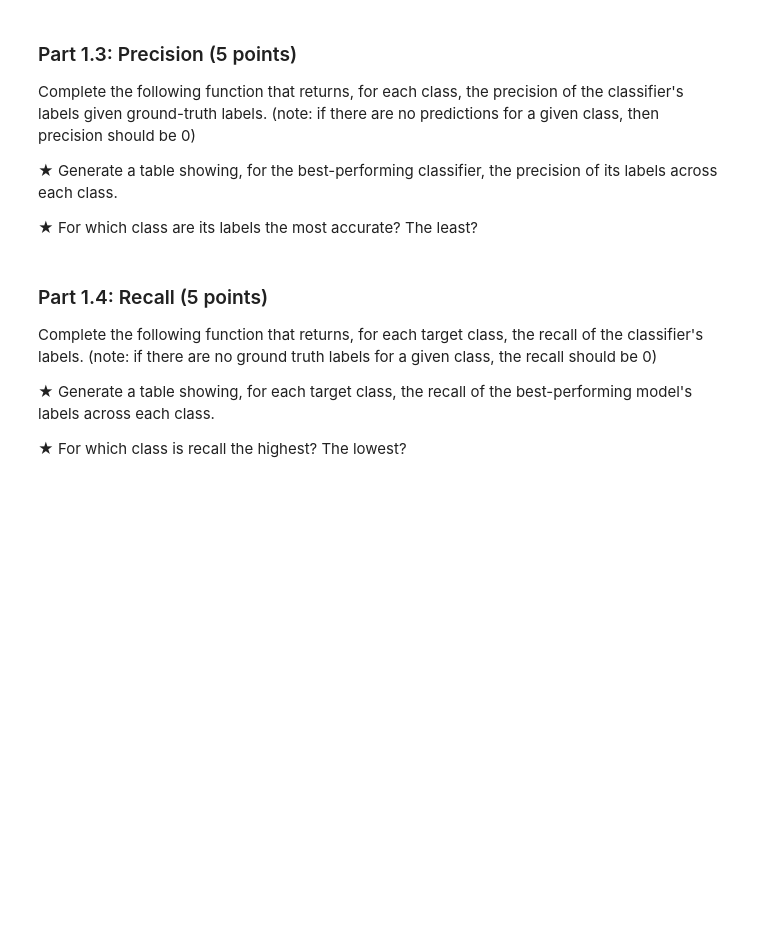
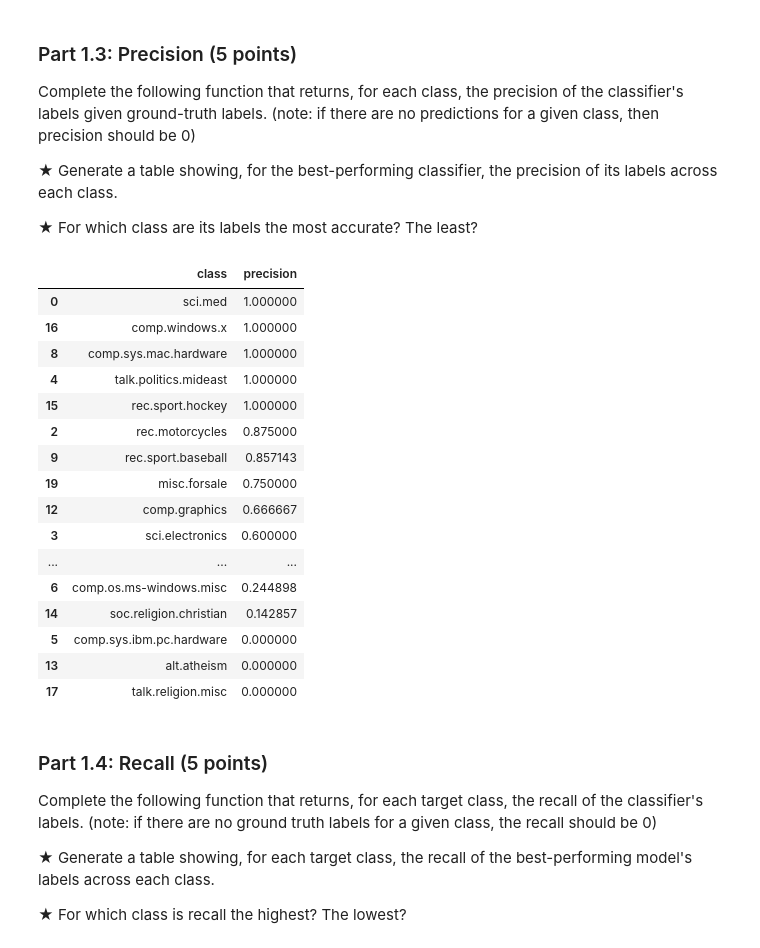
Before and after one commit to sgslay/sgslay, a Jupyter notebook: HW1.ipynb, the cells around one changed output. Drawn from its saved outputs; the diff is of its cells as text; code cells hidden in the pictures; blank space fills up the shorter version.

```diff
--- a/HW1.ipynb
+++ b/HW1.ipynb
@@ -337,8 +368,9 @@ matrix has no cell to put it in, so it is left out of the counts there.
 ★ Which one has the highest accuracy?
 # %%
 def part1_2_acc(x: DataFrame, y: str) -> float:
-    # TODO: Implement this function
-    pass
+    preds = x[f"predictions_{y}"].apply(normalize_prediction)
+    correct = (preds == x["newsgroup"]).sum()
+    return correct / len(x)
 
 accuracies: dict[str, float] = dict()
 
@@ -347,4 +379,7 @@ for model in models:
 
 save_results(accuracies, "results/accuracies.json")
 
-best_model = "" # TODO: Which model performed the best?
+best_model = max(accuracies, key=accuracies.get)
+acc_table = pd.DataFrame(list(accuracies.items()), columns=["model", "accuracy"])
+acc_table = acc_table.sort_values("accuracy", ascending=False)
+acc_table
@@ -357,19 +398,49 @@ Complete the following function that returns, for each class, the precision of t
 ★ For which class are its labels the most accurate? The least?
 # %%
 def part1_3_prec(x: DataFrame, y: str) -> dict[str, float]:
-    # TODO: Implement this function
-    pass
+    preds = x[f"predictions_{y}"].apply(normalize_prediction)
+    true = x["newsgroup"]
+    prec = {}
+    for c in labels:
+        n_predicted = (preds == c).sum()
+        if n_predicted == 0:
+            prec[c] = 0.0
+        else:
+            tp = ((preds == c) & (true == c)).sum()
+            prec[c] = tp / n_predicted
+    return prec
 
 if best_model not in models:
     print(f"best_model is still {best_model!r}. Set it in Part 1.2 to one of {models}, "
           f"then re-run this cell.")
     best_model_prec = None
 else:
     best_model_prec = part1_3_prec(classification_data, best_model)
 
 save_results(best_model_prec, "results/best_model_prec.json")
+prec_table = pd.DataFrame(list(best_model_prec.items()), columns=["class", "precision"])
+prec_table = prec_table.sort_values("precision", ascending=False)
+prec_table
 
 # TODO: Scratch space for analyzing the precision.
+# %% [output]
+|  | class | precision |
+| 0 | sci.med | 1.000000 |
+| 16 | comp.windows.x | 1.000000 |
+| 8 | comp.sys.mac.hardware | 1.000000 |
+| 4 | talk.politics.mideast | 1.000000 |
+| 15 | rec.sport.hockey | 1.000000 |
+| 2 | rec.motorcycles | 0.875000 |
+| 9 | rec.sport.baseball | 0.857143 |
+| 19 | misc.forsale | 0.750000 |
+| 12 | comp.graphics | 0.666667 |
+| 3 | sci.electronics | 0.600000 |
+| ... | ... | ... |
+| 6 | comp.os.ms-windows.misc | 0.244898 |
+| 14 | soc.religion.christian | 0.142857 |
+| 5 | comp.sys.ibm.pc.hardware | 0.000000 |
+| 13 | alt.atheism | 0.000000 |
+| 17 | talk.religion.misc | 0.000000 |
 # %% [markdown]
 ### Part 1.4: Recall (5 points)
 Complete the following function that returns, for each target class, the recall of the classifier's labels. (note: if there are no ground truth labels for a given class, the recall should be 0)
```
Also changed, not shown: parts of 11 cells of this notebook.
